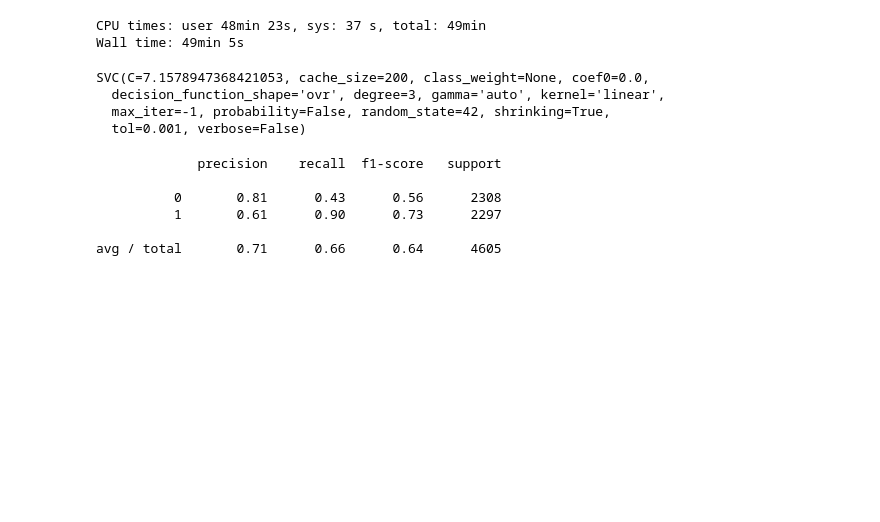
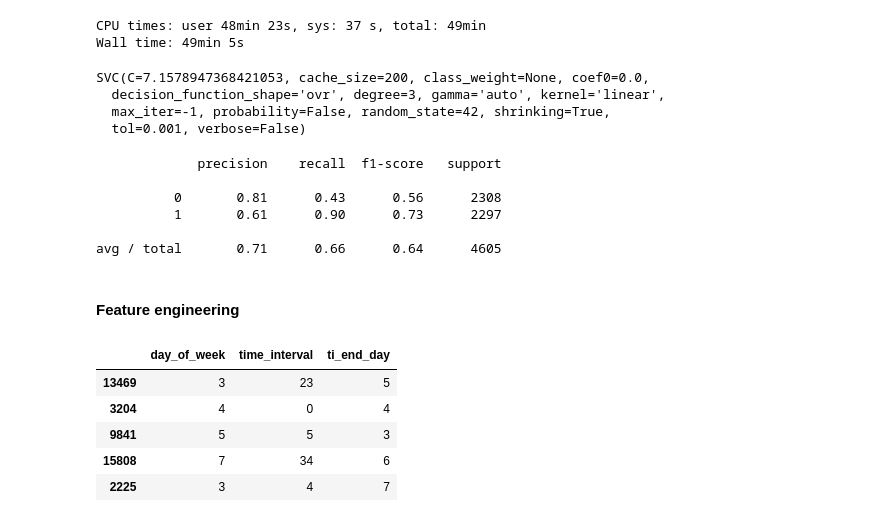
Before and after one commit to odaykhovskaya/test-task, a Jupyter notebook: solving_the_task.ipynb, the cells around one changed output. Cells and saved outputs as stored; diff of their text form; code cells hidden in the pictures; blank space fills up the shorter version.

```diff
--- a/solving_the_task.ipynb
+++ b/solving_the_task.ipynb
@@ -234,3 +234,36 @@ print(classification_report(y_test,svc_preds))
           1       0.61      0.90      0.73      2297
 
 avg / total       0.71      0.66      0.64      4605
+# %% [markdown]
+#### Feature engineering
+# %%
+#let's suggest that 'time_interval' is somehow connected with 'day_of_week' and measured in days
+#count what the day of the week is the last day of time interval
+
+def get_ti_end_day(dow,ti):
+    try:
+        if dow+ti<=7:
+            return dow+ti
+        else:
+            rest = (dow+ti)%7
+            if rest:
+                return rest
+            else:
+                return 7
+    except:
+        pass
+
+train['ti_end_day'] = train.apply(lambda row: get_ti_end_day(row[1],row[2]),axis=1)
+train.ti_end_day = train.ti_end_day.astype(int)
+
+test['ti_end_day'] = test.apply(lambda row: get_ti_end_day(row[1],row[2]),axis=1)
+test.ti_end_day = test.ti_end_day.astype(int)
+# %%
+train[['day_of_week','time_interval','ti_end_day']].sample(5)
+# %% [output]
+|  | day_of_week | time_interval | ti_end_day |
+| 13469 | 3 | 23 | 5 |
+| 3204 | 4 | 0 | 4 |
+| 9841 | 5 | 5 | 3 |
+| 15808 | 7 | 34 | 6 |
+| 2225 | 3 | 4 | 7 |
```
Also changed, not shown: parts of 14 cells of this notebook.
